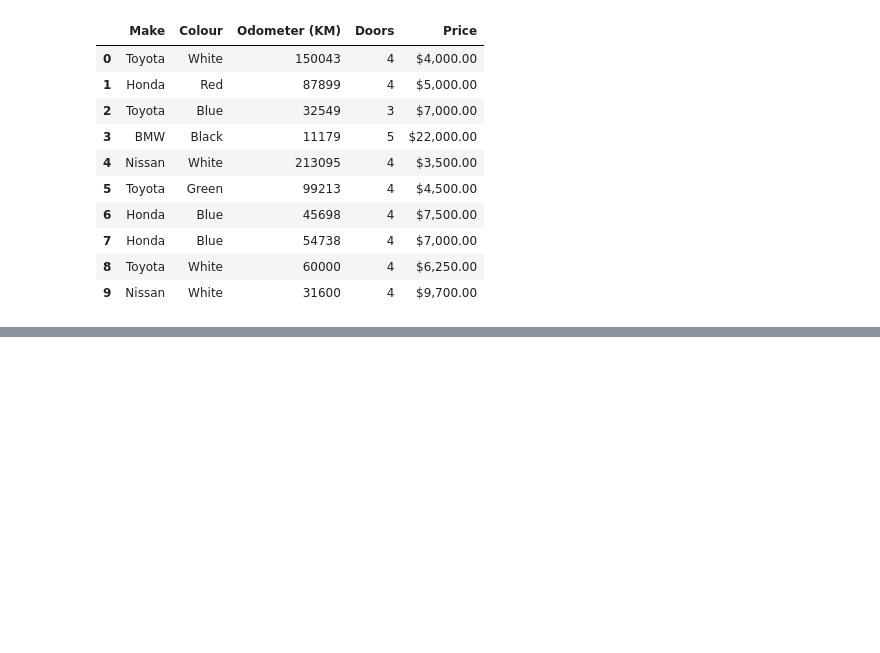
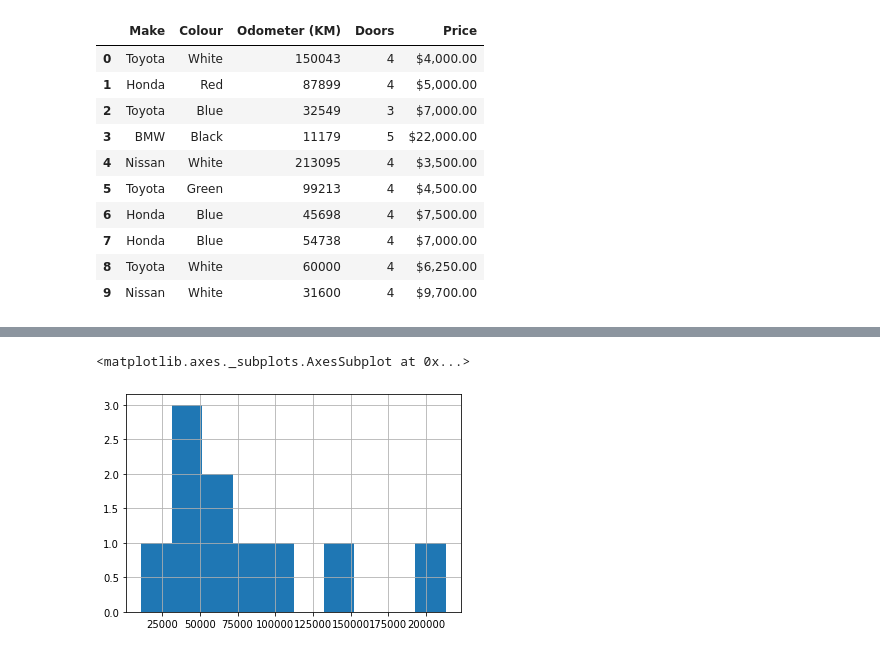
Before and after one commit to ineelhere/Machine-Learning-and-Data-Science, a Jupyter notebook: Pandas: Data Analysis/pandas.ipynb, the cells around one changed output, grey strips where cells are left out. Saved outputs shown, nothing was run; the diff lists cells and outputs as text; code cells hidden in the pictures; blank space fills up the shorter version.

```diff
--- a/Pandas: Data Analysis/pandas.ipynb
+++ b/Pandas: Data Analysis/pandas.ipynb
@@ -81,0 +476,5 @@ temp
+# %%
+df["Odometer (KM)"].hist()
+# %% [output]
+<matplotlib.axes._subplots.AxesSubplot at 0x...>
+[figure, added]
```
Also changed, not shown: parts of 53 cells of this notebook.
